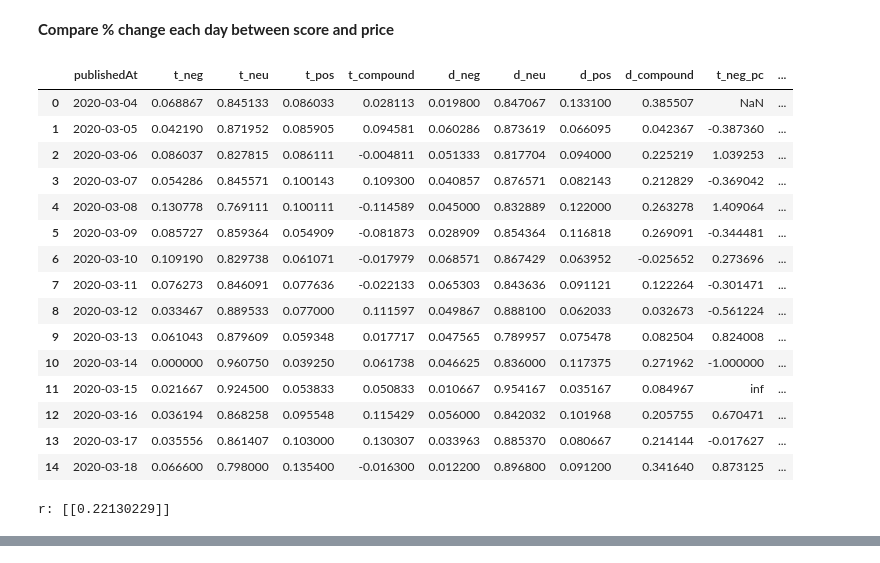
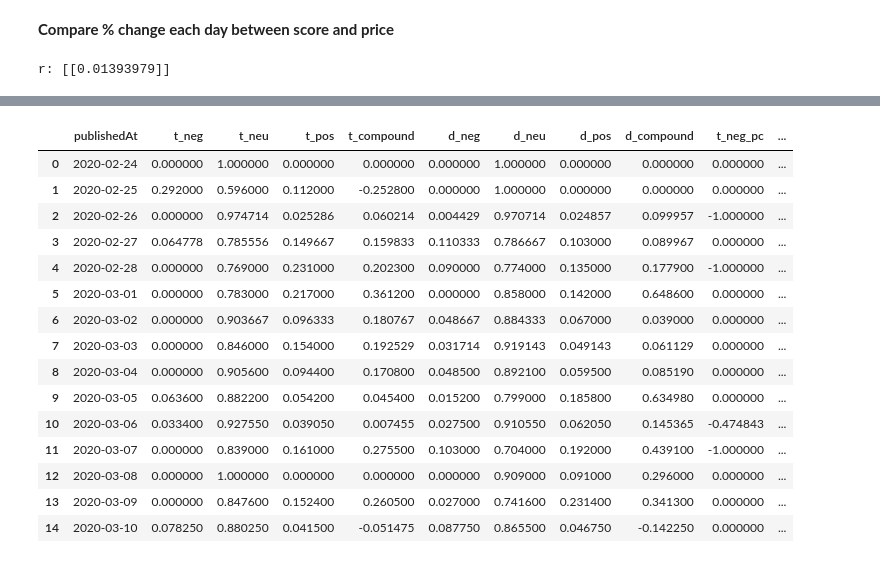
Before and after one commit to SusanQu/SentimentAnalysis, a Jupyter notebook: Sentiment Analysis with Vader.ipynb, the cells around one changed output, grey strips where cells are left out. Saved outputs shown, nothing was run; the diff lists cells and outputs as text; code cells hidden in the pictures.

```diff
--- a/Sentiment Analysis with Vader.ipynb
+++ b/Sentiment Analysis with Vader.ipynb
@@ -57,9 +57,9 @@ api key: 798c7707bbe8404199296c0521a99f61
 <h4 style='background:#ffbdb3'>Major limitation of News API: Free version has max of 100 results per call; 1 month old max; 500 request per day</h4>
 <h4>To get around this, we will make a request for each day, and compile the first 100 most popular results for each day</h4>
 # %%
-#get dates, 7 days from today
+#get dates, 28 days from today (28 days max as per free api)
 today = date.today() - timedelta(0)
-numdays = 15
+numdays = 28
 date_list = [today - timedelta(days=x) for x in range(numdays)]
 # %%
 #try return news for 1 day, make 7 requests, sort by most popular results
@@ -346,28 +301,14 @@ datetime64[ns]
 # %%
 price_score_df = pd.merge(daily_score_df, stock_data_df, how='left', left_on='publishedAt', right_on='Date')
 price_score_df.head(15)
+
+#saving data to csv
+price_score_df.to_csv(r'/Users/susanqu/Desktop/Data Science/SentimentAnalysis/cmg.csv', index=False)
-# %% [output]
-|  | publishedAt | t_neg | t_neu | t_pos | t_compound | d_neg | d_neu | d_pos | d_compound | t_neg_pc | ... |
-| 0 | 2020-03-04 | 0.068867 | 0.845133 | 0.086033 | 0.028113 | 0.019800 | 0.847067 | 0.133100 | 0.385507 | NaN | ... |
-| 1 | 2020-03-05 | 0.042190 | 0.871952 | 0.085905 | 0.094581 | 0.060286 | 0.873619 | 0.066095 | 0.042367 | -0.387360 | ... |
-| 2 | 2020-03-06 | 0.086037 | 0.827815 | 0.086111 | -0.004811 | 0.051333 | 0.817704 | 0.094000 | 0.225219 | 1.039253 | ... |
-| 3 | 2020-03-07 | 0.054286 | 0.845571 | 0.100143 | 0.109300 | 0.040857 | 0.876571 | 0.082143 | 0.212829 | -0.369042 | ... |
-| 4 | 2020-03-08 | 0.130778 | 0.769111 | 0.100111 | -0.114589 | 0.045000 | 0.832889 | 0.122000 | 0.263278 | 1.409064 | ... |
-| 5 | 2020-03-09 | 0.085727 | 0.859364 | 0.054909 | -0.081873 | 0.028909 | 0.854364 | 0.116818 | 0.269091 | -0.344481 | ... |
-| 6 | 2020-03-10 | 0.109190 | 0.829738 | 0.061071 | -0.017979 | 0.068571 | 0.867429 | 0.063952 | -0.025652 | 0.273696 | ... |
-| 7 | 2020-03-11 | 0.076273 | 0.846091 | 0.077636 | -0.022133 | 0.065303 | 0.843636 | 0.091121 | 0.122264 | -0.301471 | ... |
-| 8 | 2020-03-12 | 0.033467 | 0.889533 | 0.077000 | 0.111597 | 0.049867 | 0.888100 | 0.062033 | 0.032673 | -0.561224 | ... |
-| 9 | 2020-03-13 | 0.061043 | 0.879609 | 0.059348 | 0.017717 | 0.047565 | 0.789957 | 0.075478 | 0.082504 | 0.824008 | ... |
-| 10 | 2020-03-14 | 0.000000 | 0.960750 | 0.039250 | 0.061738 | 0.046625 | 0.836000 | 0.117375 | 0.271962 | -1.000000 | ... |
-| 11 | 2020-03-15 | 0.021667 | 0.924500 | 0.053833 | 0.050833 | 0.010667 | 0.954167 | 0.035167 | 0.084967 | inf | ... |
-| 12 | 2020-03-16 | 0.036194 | 0.868258 | 0.095548 | 0.115429 | 0.056000 | 0.842032 | 0.101968 | 0.205755 | 0.670471 | ... |
-| 13 | 2020-03-17 | 0.035556 | 0.861407 | 0.103000 | 0.130307 | 0.033963 | 0.885370 | 0.080667 | 0.214144 | -0.017627 | ... |
-| 14 | 2020-03-18 | 0.066600 | 0.798000 | 0.135400 | -0.016300 | 0.012200 | 0.896800 | 0.091200 | 0.341640 | 0.873125 | ... |
 # %%
 #Linear Regression Model
 price_score_df = price_score_df.fillna(0)
-price_score_df['t_neg_'] = price_score_df['t_neg'].replace(np.inf, 0)
-X = price_score_df['t_neg'].values.reshape(-1, 1)
+price_score_df['t_neg_pc'] = price_score_df['t_neg_pc'].replace(np.inf, 0)
+X = price_score_df['t_compound'].values.reshape(-1, 1)
 Y = price_score_df['Adj Close PC'].values.reshape(-1, 1)
 linear_regressor = LinearRegression()
 linear_regressor.fit(X, Y)
@@ -376,7 +317,7 @@ price_score_df['linear_fit'] = Y_pred
 
 print('r: ' + str(linear_regressor.coef_))
 # %% [output]
-r: [[0.22130229]]
+r: [[0.01393979]]
 # %%
 #Plot Linear Model
 def linear_graph():
@@ -391,2 +335,21 @@ linear_graph()
 # %% [output]
 [interactive output not drawn]
+# %%
+price_score_df.head(15)
+# %% [output]
+|  | publishedAt | t_neg | t_neu | t_pos | t_compound | d_neg | d_neu | d_pos | d_compound | t_neg_pc | ... |
+| 0 | 2020-02-24 | 0.000000 | 1.000000 | 0.000000 | 0.000000 | 0.000000 | 1.000000 | 0.000000 | 0.000000 | 0.000000 | ... |
+| 1 | 2020-02-25 | 0.292000 | 0.596000 | 0.112000 | -0.252800 | 0.000000 | 1.000000 | 0.000000 | 0.000000 | 0.000000 | ... |
+| 2 | 2020-02-26 | 0.000000 | 0.974714 | 0.025286 | 0.060214 | 0.004429 | 0.970714 | 0.024857 | 0.099957 | -1.000000 | ... |
+| 3 | 2020-02-27 | 0.064778 | 0.785556 | 0.149667 | 0.159833 | 0.110333 | 0.786667 | 0.103000 | 0.089967 | 0.000000 | ... |
+| 4 | 2020-02-28 | 0.000000 | 0.769000 | 0.231000 | 0.202300 | 0.090000 | 0.774000 | 0.135000 | 0.177900 | -1.000000 | ... |
+| 5 | 2020-03-01 | 0.000000 | 0.783000 | 0.217000 | 0.361200 | 0.000000 | 0.858000 | 0.142000 | 0.648600 | 0.000000 | ... |
+| 6 | 2020-03-02 | 0.000000 | 0.903667 | 0.096333 | 0.180767 | 0.048667 | 0.884333 | 0.067000 | 0.039000 | 0.000000 | ... |
+| 7 | 2020-03-03 | 0.000000 | 0.846000 | 0.154000 | 0.192529 | 0.031714 | 0.919143 | 0.049143 | 0.061129 | 0.000000 | ... |
+| 8 | 2020-03-04 | 0.000000 | 0.905600 | 0.094400 | 0.170800 | 0.048500 | 0.892100 | 0.059500 | 0.085190 | 0.000000 | ... |
+| 9 | 2020-03-05 | 0.063600 | 0.882200 | 0.054200 | 0.045400 | 0.015200 | 0.799000 | 0.185800 | 0.634980 | 0.000000 | ... |
+| 10 | 2020-03-06 | 0.033400 | 0.927550 | 0.039050 | 0.007455 | 0.027500 | 0.910550 | 0.062050 | 0.145365 | -0.474843 | ... |
+| 11 | 2020-03-07 | 0.000000 | 0.839000 | 0.161000 | 0.275500 | 0.103000 | 0.704000 | 0.192000 | 0.439100 | -1.000000 | ... |
+| 12 | 2020-03-08 | 0.000000 | 1.000000 | 0.000000 | 0.000000 | 0.000000 | 0.909000 | 0.091000 | 0.296000 | 0.000000 | ... |
+| 13 | 2020-03-09 | 0.000000 | 0.847600 | 0.152400 | 0.260500 | 0.027000 | 0.741600 | 0.231400 | 0.341300 | 0.000000 | ... |
+| 14 | 2020-03-10 | 0.078250 | 0.880250 | 0.041500 | -0.051475 | 0.087750 | 0.865500 | 0.046750 | -0.142250 | 0.000000 | ... |
```
Also changed, not shown: parts of 15 cells of this notebook.
